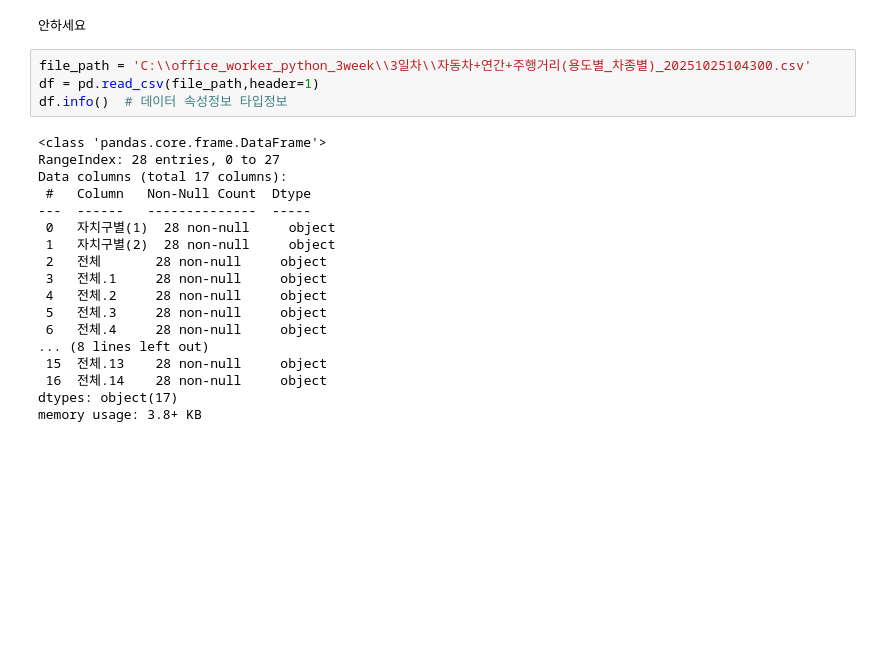
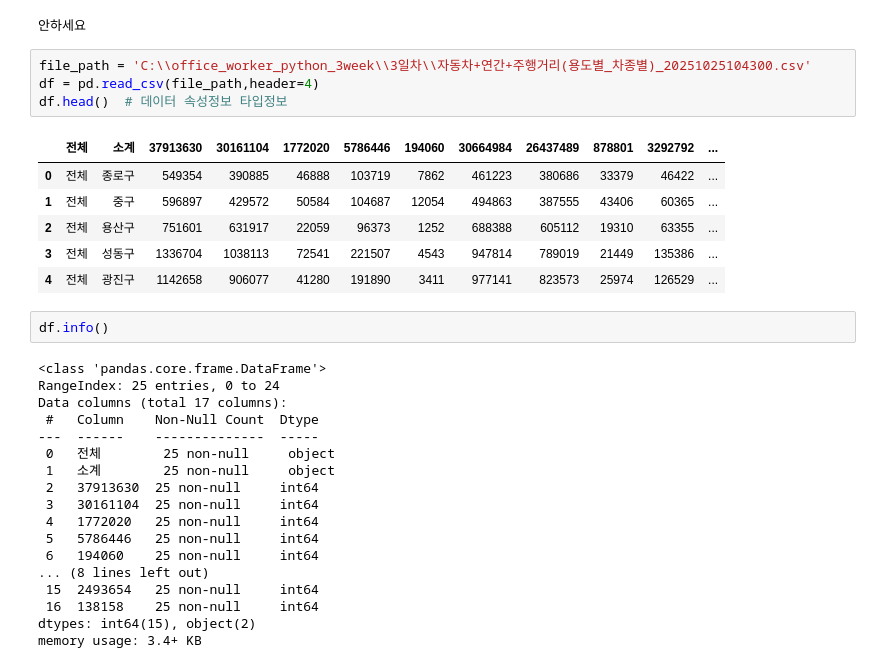
Before and after one commit to leekyuyoung2/encore_office_worker, a Jupyter notebook: 3일차/01.ipynb, the cells around one changed output. Cells and saved outputs as stored; diff of their text form; blank space fills up the shorter version.

```diff
--- a/3일차/01.ipynb
+++ b/3일차/01.ipynb
@@ -144,23 +144,32 @@ print('안녕\b하세요')
 안하세요
 # %%
 file_path = 'C:\\office_worker_python_3week\\3일차\\자동차+연간+주행거리(용도별_차종별)_20251025104300.csv'
-df = pd.read_csv(file_path,header=1)
-df.info()  # 데이터 속성정보 타입정보
+df = pd.read_csv(file_path,header=4)
+df.head()  # 데이터 속성정보 타입정보
 # %% [output]
-<class 'pandas.core.frame.DataFrame'>
-RangeIndex: 28 entries, 0 to 27
-Data columns (total 17 columns):
- #   Column   Non-Null Count  Dtype
----  ------   --------------  -----
- 0   자치구별(1)  28 non-null     object
- 1   자치구별(2)  28 non-null     object
- 2   전체       28 non-null     object
- 3   전체.1     28 non-null     object
- 4   전체.2     28 non-null     object
- 5   전체.3     28 non-null     object
- 6   전체.4     28 non-null     object
-... (8 lines left out)
- 15  전체.13    28 non-null     object
- 16  전체.14    28 non-null     object
-dtypes: object(17)
-memory usage: 3.8+ KB
+|  | 전체 | 소계 | 37913630 | 30161104 | 1772020 | 5786446 | 194060 | 30664984 | 26437489 | 878801 | 3292792 | ... |
+| 0 | 전체 | 종로구 | 549354 | 390885 | 46888 | 103719 | 7862 | 461223 | 380686 | 33379 | 46422 | ... |
+| 1 | 전체 | 중구 | 596897 | 429572 | 50584 | 104687 | 12054 | 494863 | 387555 | 43406 | 60365 | ... |
+| 2 | 전체 | 용산구 | 751601 | 631917 | 22059 | 96373 | 1252 | 688388 | 605112 | 19310 | 63355 | ... |
+| 3 | 전체 | 성동구 | 1336704 | 1038113 | 72541 | 221507 | 4543 | 947814 | 789019 | 21449 | 135386 | ... |
+| 4 | 전체 | 광진구 | 1142658 | 906077 | 41280 | 191890 | 3411 | 977141 | 823573 | 25974 | 126529 | ... |
+# %%
+df.info()
+# %% [output]
+<class 'pandas.core.frame.DataFrame'>
+RangeIndex: 25 entries, 0 to 24
+Data columns (total 17 columns):
+ #   Column    Non-Null Count  Dtype
+---  ------    --------------  -----
+ 0   전체        25 non-null     object
+ 1   소계        25 non-null     object
+ 2   37913630  25 non-null     int64
+ 3   30161104  25 non-null     int64
+ 4   1772020   25 non-null     int64
+ 5   5786446   25 non-null     int64
+ 6   194060    25 non-null     int64
+... (8 lines left out)
+ 15  2493654   25 non-null     int64
+ 16  138158    25 non-null     int64
+dtypes: int64(15), object(2)
+memory usage: 3.4+ KB
```
Also changed, not shown: parts of 15 cells of this notebook.
